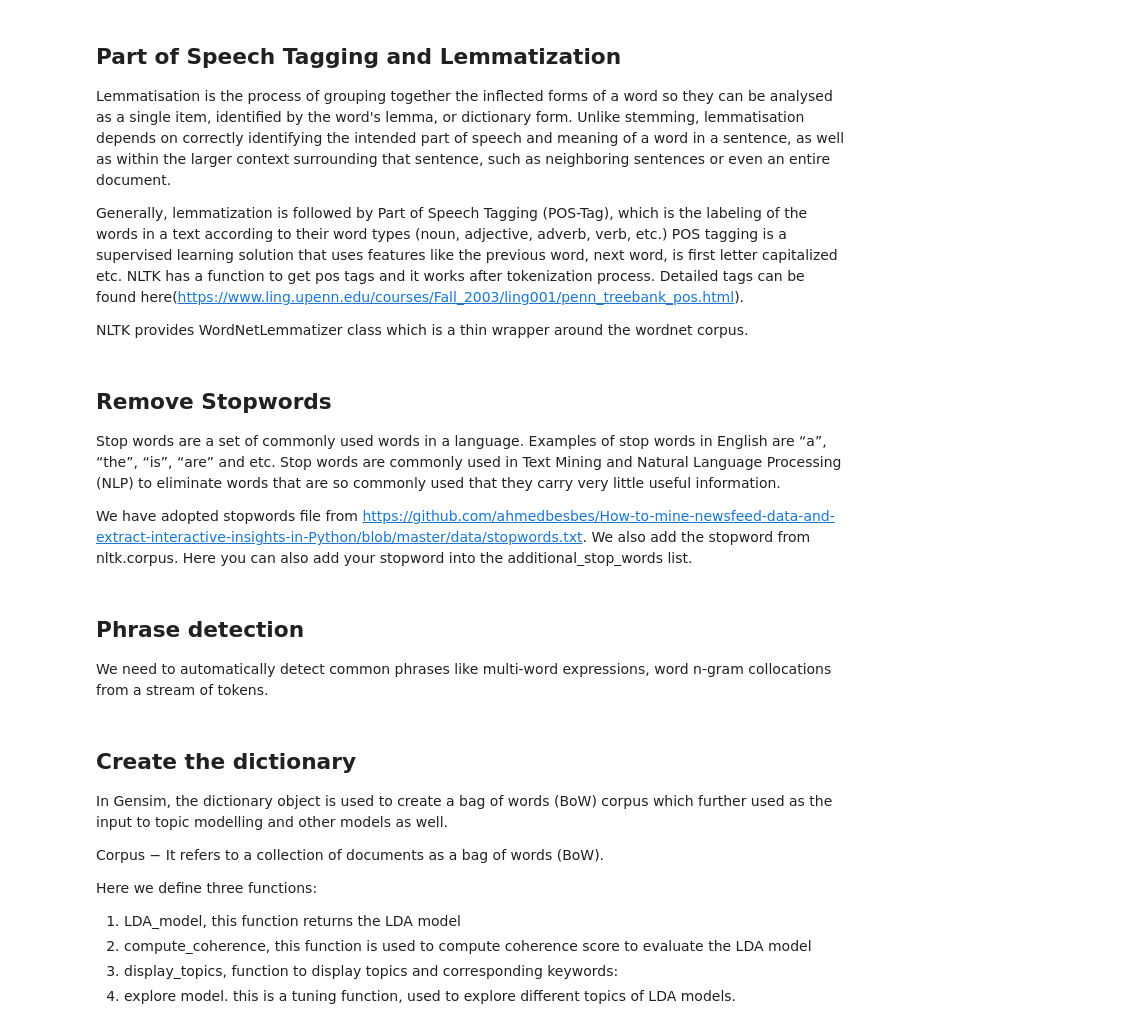
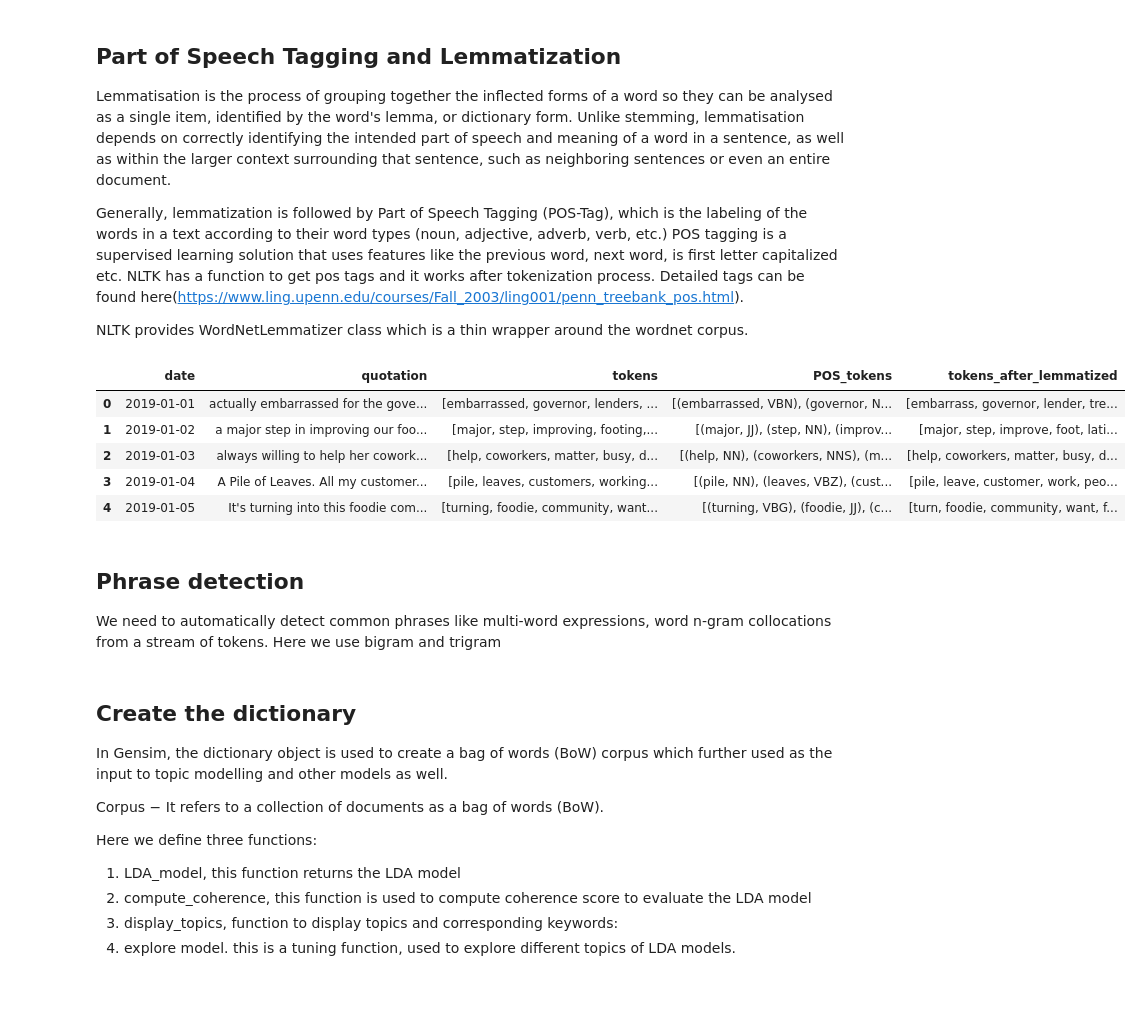
Before and after one commit to epfl-ada/ada-2021-project-skrw, a Jupyter notebook: Milestone_2.ipynb, the cells around one changed output. Saved outputs shown, nothing was run; the diff lists cells and outputs as text; code cells hidden in the pictures; blank space fills up the shorter version.

```diff
--- a/Milestone_2.ipynb
+++ b/Milestone_2.ipynb
@@ -100,18 +182,23 @@ def get_wordnet_pos(treebank_tag):
     else:
         return ''
 
+# lemmatizer = WordNetLemmatizer()
+# data['tokens_after_lemmatized'] = data['POS_tokens'].progress_map(
+#     lambda list_tokens_POS: [
+#         [
+#             lemmatizer.lemmatize(el[0], get_wordnet_pos(el[1]))
+#             if get_wordnet_pos(el[1]) != '' else el[0] for el in tokens_POS
+#         ]
+#         for tokens_POS in list_tokens_POS
+#     ]
+# )
+
 lemmatizer = WordNetLemmatizer()
-data['tokens_sentences_lemmatized'] = data['POS_tokens'].progress_map(
-    lambda list_tokens_POS: [
+data['tokens_after_lemmatized'] = data['POS_tokens'].progress_map(
+    lambda list_tokens_POS:
         [
             lemmatizer.lemmatize(el[0], get_wordnet_pos(el[1]))
-            if get_wordnet_pos(el[1]) != '' else el[0] for el in tokens_POS
+            if get_wordnet_pos(el[1]) != '' else el[0] for el in list_tokens_POS
         ]
-        for tokens_POS in list_tokens_POS
-    ]
+
 )
-# %% [markdown]
-## Remove Stopwords
-Stop words are a set of commonly used words in a language. Examples of stop words in English are “a”, “the”, “is”, “are” and etc. Stop words are commonly used in Text Mining and Natural Language Processing (NLP) to eliminate words that are so commonly used that they carry very little useful information.
-
-We have adopted stopwords file from https://github.com/ahmedbesbes/How-to-mine-newsfeed-data-and-extract-interactive-insights-in-Python/blob/master/data/stopwords.txt. We also add the stopword from nltk.corpus. Here you can also add your stopword into the additional_stop_words list.
@@ -158,4 +205,13 @@ data['tokens'] = data['tokens'].map(lambda tokens: [token.lower() for token in t
+# %%
+data
+# %% [output]
+|  | date | quotation | tokens | POS_tokens | tokens_after_lemmatized |
+| 0 | 2019-01-01 | actually embarrassed for the gove... | [embarrassed, governor, lenders, ... | [(embarrassed, VBN), (governor, N... | [embarrass, governor, lender, tre... |
+| 1 | 2019-01-02 | a major step in improving our foo... | [major, step, improving, footing,... | [(major, JJ), (step, NN), (improv... | [major, step, improve, foot, lati... |
+| 2 | 2019-01-03 | always willing to help her cowork... | [help, coworkers, matter, busy, d... | [(help, NN), (coworkers, NNS), (m... | [help, coworkers, matter, busy, d... |
+| 3 | 2019-01-04 | A Pile of Leaves. All my customer... | [pile, leaves, customers, working... | [(pile, NN), (leaves, VBZ), (cust... | [pile, leave, customer, work, peo... |
+| 4 | 2019-01-05 | It's turning into this foodie com... | [turning, foodie, community, want... | [(turning, VBG), (foodie, JJ), (c... | [turn, foodie, community, want, f... |
 # %% [markdown]
 ## Phrase detection
-We need to automatically detect common phrases like multi-word expressions, word n-gram collocations from a stream of tokens.
+We need to automatically detect common phrases like multi-word expressions, word n-gram collocations from a stream of tokens. Here we use bigram and trigram
 # %%
```
Also changed, not shown: parts of 34 cells of this notebook, 4 other files.
